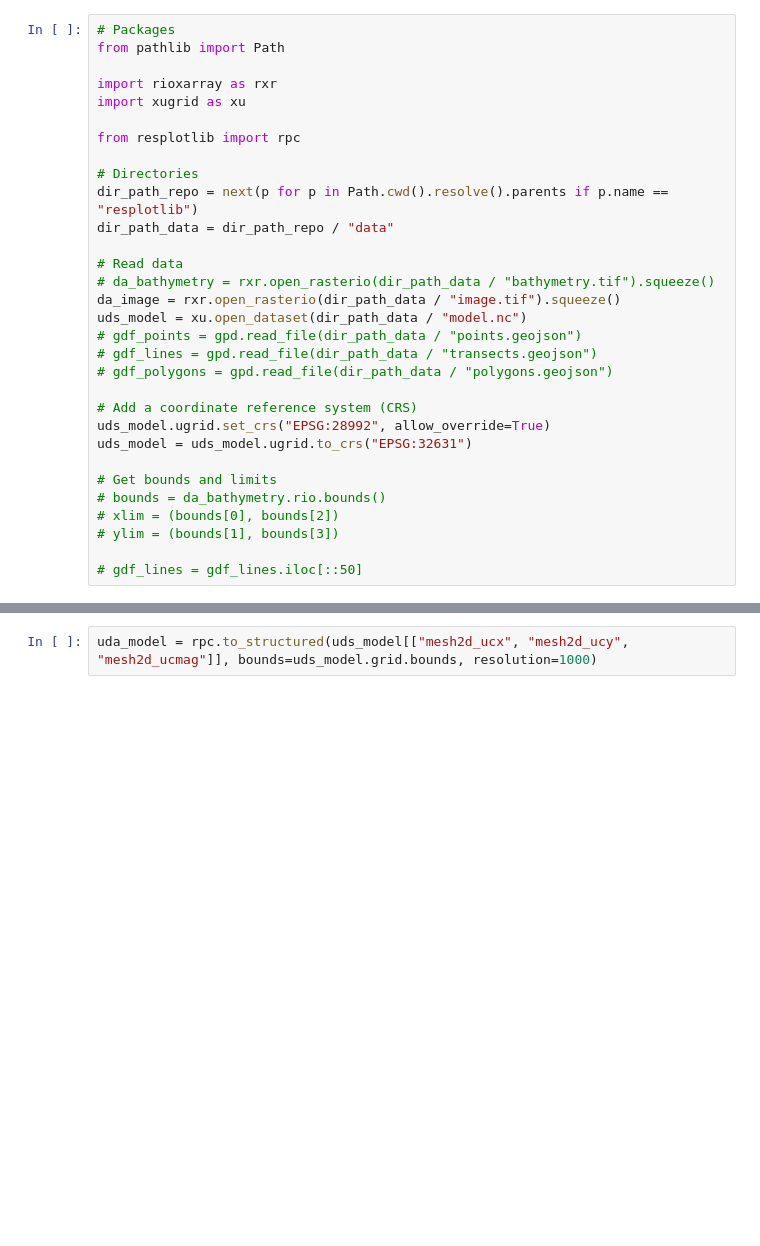
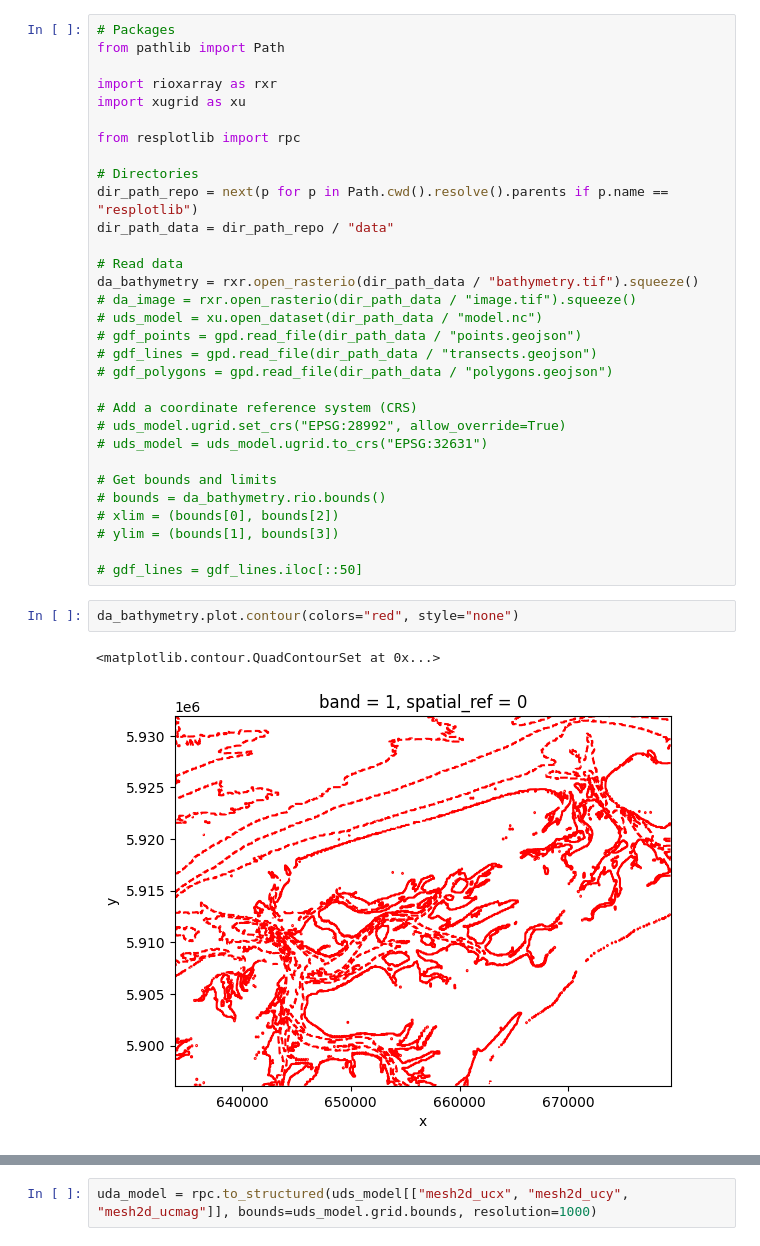
Before and after one commit to Ruben-White/resplotlib, a Jupyter notebook: notebooks/test.ipynb, the cells around one changed output, grey strips where cells are left out. Drawn from its saved outputs; the diff is of its cells as text; blank space fills up the shorter version.

```diff
--- a/notebooks/test.ipynb
+++ b/notebooks/test.ipynb
@@ -12,16 +12,16 @@ dir_path_repo = next(p for p in Path.cwd().resolve().parents if p.name == "respl
 dir_path_data = dir_path_repo / "data"
 
 # Read data
-# da_bathymetry = rxr.open_rasterio(dir_path_data / "bathymetry.tif").squeeze()
-da_image = rxr.open_rasterio(dir_path_data / "image.tif").squeeze()
-uds_model = xu.open_dataset(dir_path_data / "model.nc")
+da_bathymetry = rxr.open_rasterio(dir_path_data / "bathymetry.tif").squeeze()
+# da_image = rxr.open_rasterio(dir_path_data / "image.tif").squeeze()
+# uds_model = xu.open_dataset(dir_path_data / "model.nc")
 # gdf_points = gpd.read_file(dir_path_data / "points.geojson")
 # gdf_lines = gpd.read_file(dir_path_data / "transects.geojson")
 # gdf_polygons = gpd.read_file(dir_path_data / "polygons.geojson")
 
 # Add a coordinate reference system (CRS)
-uds_model.ugrid.set_crs("EPSG:28992", allow_override=True)
-uds_model = uds_model.ugrid.to_crs("EPSG:32631")
+# uds_model.ugrid.set_crs("EPSG:28992", allow_override=True)
+# uds_model = uds_model.ugrid.to_crs("EPSG:32631")
 
 # Get bounds and limits
 # bounds = da_bathymetry.rio.bounds()
@@ -29,3 +29,8 @@ uds_model = uds_model.ugrid.to_crs("EPSG:32631")
 # ylim = (bounds[1], bounds[3])
 
 # gdf_lines = gdf_lines.iloc[::50]
+# %%
+da_bathymetry.plot.contour(colors="red", style="none")
+# %% [output]
+<matplotlib.contour.QuadContourSet at 0x...>
+[figure, added]
```
Also changed, not shown: parts of 4 cells of this notebook, 1 other file.
